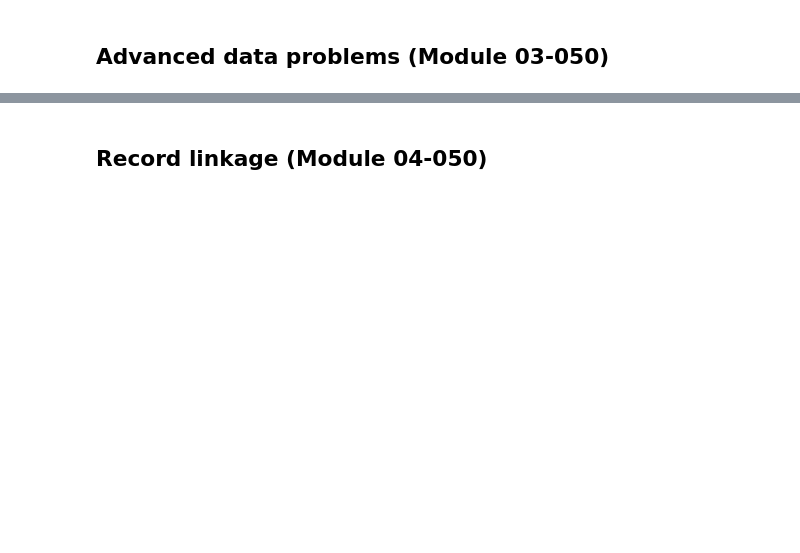
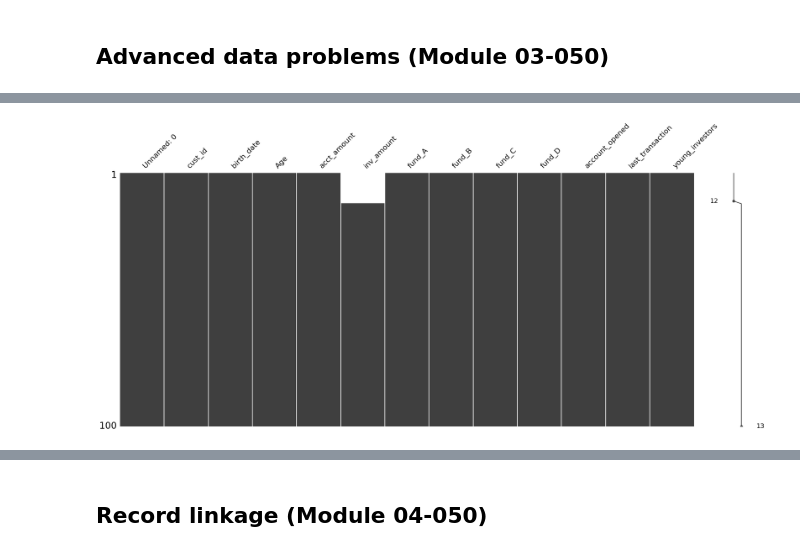
Before and after one commit to mcabas/Datacamp_Notebook, a Jupyter notebook: DataCamp.Course_050_Cleaning Data in Python.ipynb, the cells around one changed output, grey strips where cells are left out. Drawn from its saved outputs; the diff is of its cells as text; code cells hidden in the pictures; blank space fills up the shorter version.

```diff
--- a/DataCamp.Course_050_Cleaning Data in Python.ipynb
+++ b/DataCamp.Course_050_Cleaning Data in Python.ipynb
@@ -72,0 +1272,12 @@ It's commonly said that data scientists spend 80% of their time cleaning and man
+# %%
+# Find values of acct_cur that are equal to 'euro'
+acct_eu = banking['acct_cur'] == 'euro'
+
+# Convert acct_amount where it is in euro to dollars
+banking.loc[acct_eu, 'acct_amount'] = banking.loc[acct_eu, 'acct_amount'] * 1.1
+
+# Unify acct_cur column by changing 'euro' values to 'dollar'
+banking.loc[acct_eu, 'acct_cur'] = 'dollar'
+
+# Assert that only dollar currency remains
+assert banking['acct_cur'].unique() == 'dollar'
@@ -72,0 +1624,11 @@ It's commonly said that data scientists spend 80% of their time cleaning and man
+# %%
+display(missing_investors.describe(), investors.describe())
+
+# The inv_amount is missing only for young customers, since the
+# average age in missing_investors is 22 and the maximum age is 25.
+
+# Sort banking by age and visualize
+banking_sorted = banking.sort_values(by = 'Age')
+msno.matrix(banking_sorted)
+plt.show()
+# %% [output]
@@ -72,0 +1653 @@ It's commonly said that data scientists spend 80% of their time cleaning and man
+[figure, added]
```
Also changed, not shown: parts of 62 cells of this notebook.
